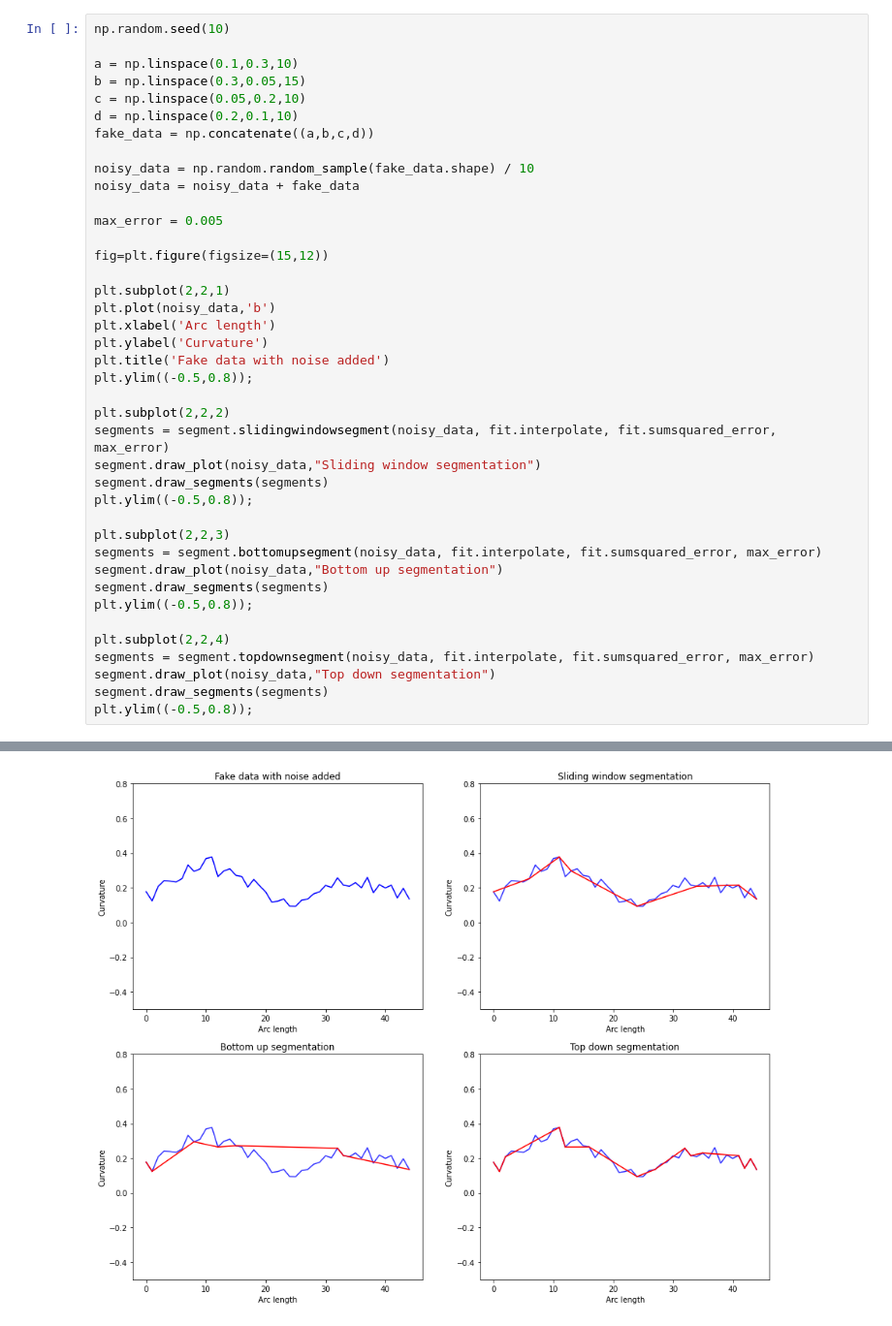
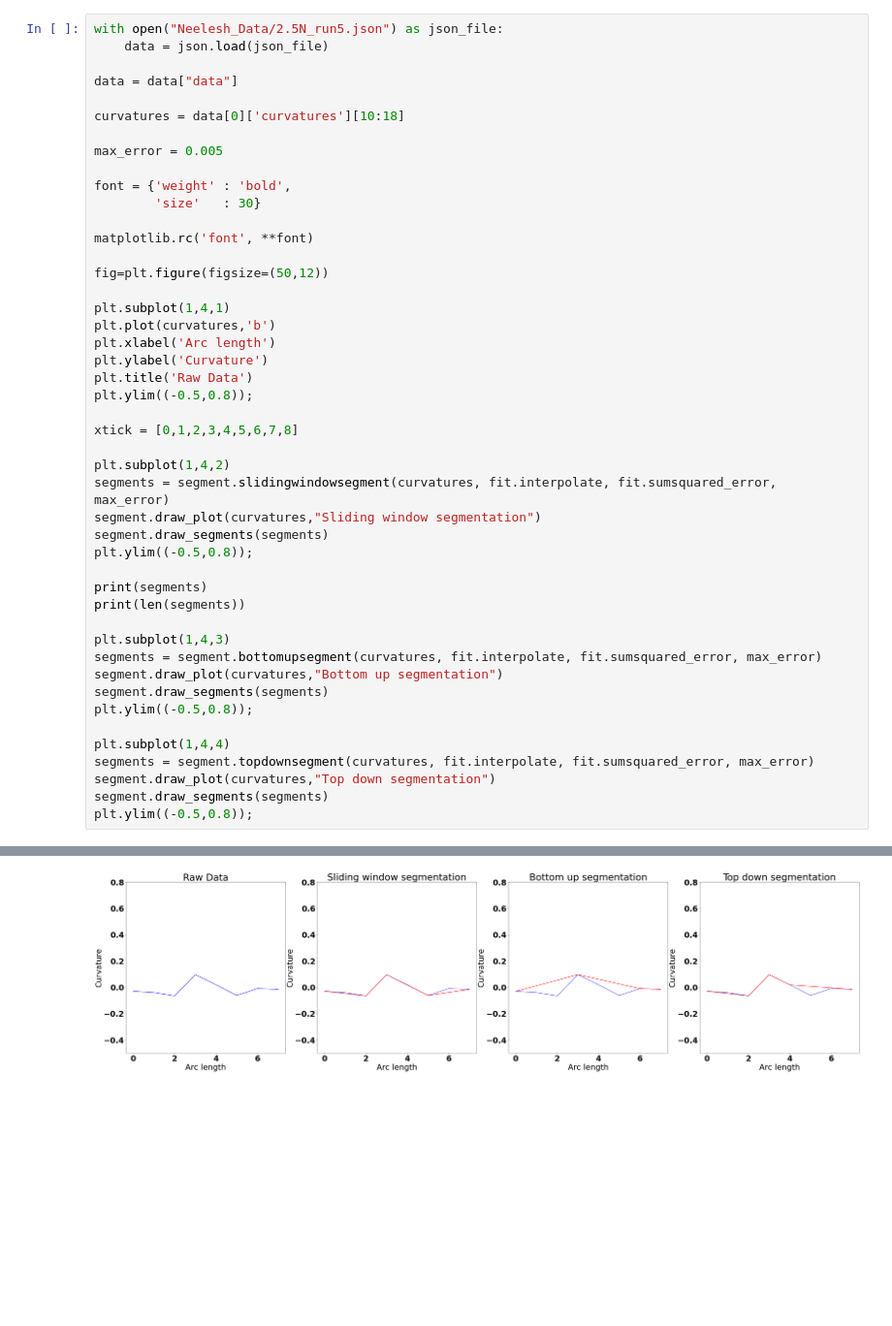
Before and after one commit to JakeVoon/ResearchProject, a Jupyter notebook: ForceSensing.ipynb, the cells around one changed output, grey strips where cells are left out. Shown at 97% size. Drawn from its saved outputs; the diff is of its cells as text; blank space fills up the shorter version.

```diff
--- a/ForceSensing.ipynb
+++ b/ForceSensing.ipynb
@@ -68,41 +41,47 @@ for s in string:
 # %%
-np.random.seed(10)
+with open("Neelesh_Data/2.5N_run5.json") as json_file:
+    data = json.load(json_file)
 
-a = np.linspace(0.1,0.3,10)
-b = np.linspace(0.3,0.05,15)
-c = np.linspace(0.05,0.2,10)
-d = np.linspace(0.2,0.1,10)
-fake_data = np.concatenate((a,b,c,d))
+data = data["data"]
 
-noisy_data = np.random.random_sample(fake_data.shape) / 10
-noisy_data = noisy_data + fake_data
+curvatures = data[0]['curvatures'][10:18]
 
 max_error = 0.005
 
-fig=plt.figure(figsize=(15,12))
+font = {'weight' : 'bold',
+        'size'   : 30}
 
-plt.subplot(2,2,1)
-plt.plot(noisy_data,'b')
+matplotlib.rc('font', **font)
+
+fig=plt.figure(figsize=(50,12))
+
+plt.subplot(1,4,1)
+plt.plot(curvatures,'b')
 plt.xlabel('Arc length')
 plt.ylabel('Curvature')
-plt.title('Fake data with noise added')
+plt.title('Raw Data')
 plt.ylim((-0.5,0.8));
 
-plt.subplot(2,2,2)
-segments = segment.slidingwindowsegment(noisy_data, fit.interpolate, fit.sumsquared_error, max_error)
-segment.draw_plot(noisy_data,"Sliding window segmentation")
+xtick = [0,1,2,3,4,5,6,7,8]
+
+plt.subplot(1,4,2)
+segments = segment.slidingwindowsegment(curvatures, fit.interpolate, fit.sumsquared_error, max_error)
+segment.draw_plot(curvatures,"Sliding window segmentation")
 segment.draw_segments(segments)
 plt.ylim((-0.5,0.8));
 
-plt.subplot(2,2,3)
-segments = segment.bottomupsegment(noisy_data, fit.interpolate, fit.sumsquared_error, max_error)
-segment.draw_plot(noisy_data,"Bottom up segmentation")
+print(segments)
+print(len(segments))
+
+plt.subplot(1,4,3)
+segments = segment.bottomupsegment(curvatures, fit.interpolate, fit.sumsquared_error, max_error)
+segment.draw_plot(curvatures,"Bottom up segmentation")
 segment.draw_segments(segments)
 plt.ylim((-0.5,0.8));
 
-plt.subplot(2,2,4)
-segments = segment.topdownsegment(noisy_data, fit.interpolate, fit.sumsquared_error, max_error)
-segment.draw_plot(noisy_data,"Top down segmentation")
+plt.subplot(1,4,4)
+segments = segment.topdownsegment(curvatures, fit.interpolate, fit.sumsquared_error, max_error)
+segment.draw_plot(curvatures,"Top down segmentation")
 segment.draw_segments(segments)
 plt.ylim((-0.5,0.8));
 # %% [output]
@@ -109 +90 @@ plt.ylim((-0.5,0.8));
-[figure, old version]
+[figure, new version]
```
Also changed, not shown: parts of 11 cells of this notebook, 2 other files.
